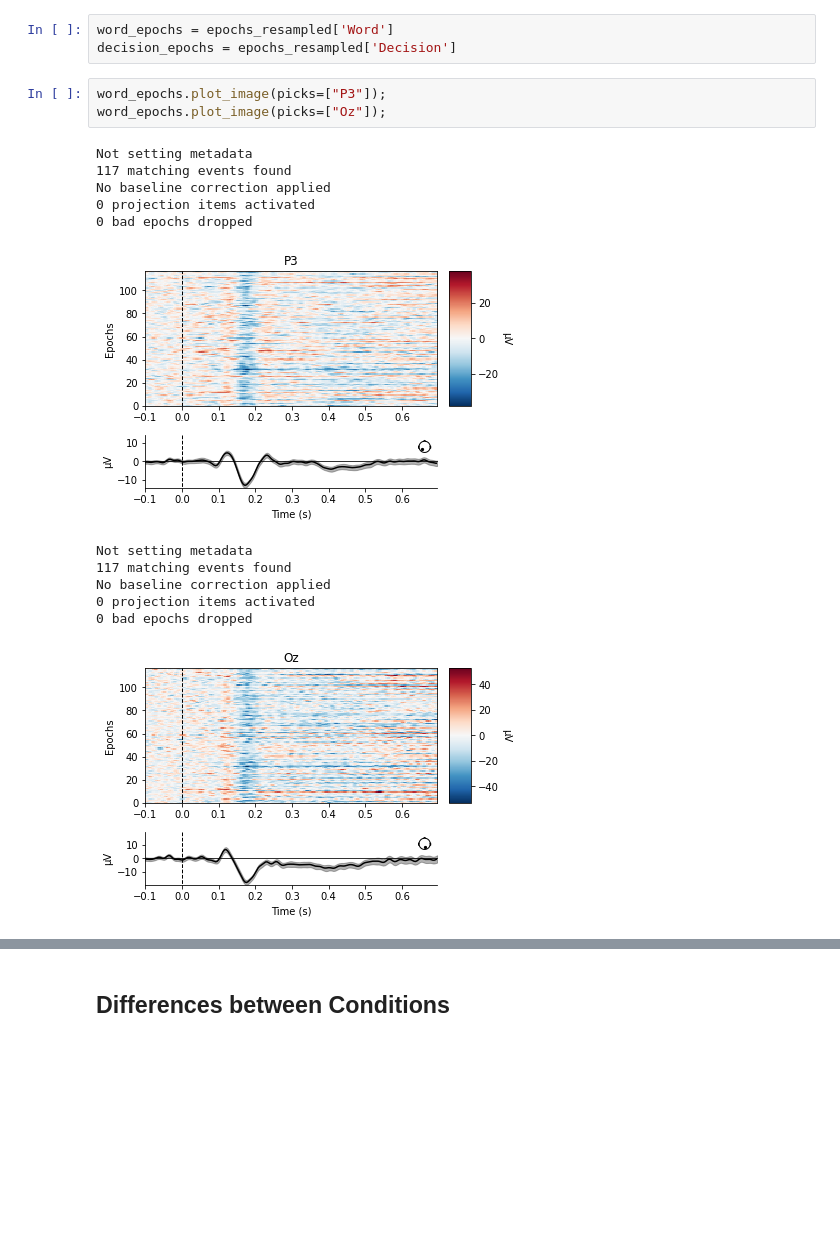
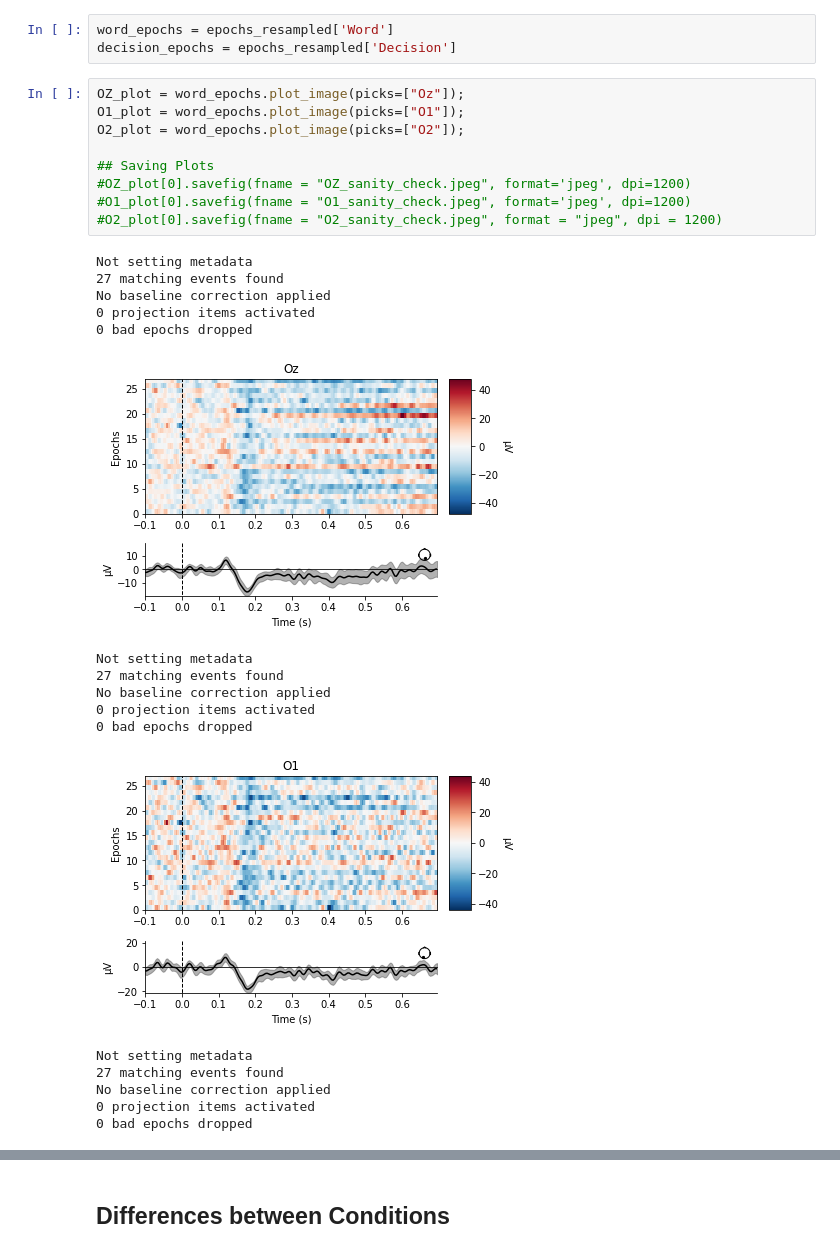
Before and after one commit to MinaAlmasi/neuro_exam, a Jupyter notebook: PREPROCESSING_EEG.ipynb, the cells around one changed output, grey strips where cells are left out. Saved outputs shown, nothing was run; the diff lists cells and outputs as text; blank space fills up the shorter version.

```diff
--- a/PREPROCESSING_EEG.ipynb
+++ b/PREPROCESSING_EEG.ipynb
@@ -425,19 +418,30 @@ epochs_resampled = epochs.resample(250)
 # %%
 word_epochs = epochs_resampled['Word']
 decision_epochs = epochs_resampled['Decision']
-# %%
-word_epochs.plot_image(picks=["P3"]);
-word_epochs.plot_image(picks=["Oz"]);
-# %% [output]
-Not setting metadata
-117 matching events found
-No baseline correction applied
-0 projection items activated
-0 bad epochs dropped
-[figure, removed]
-Not setting metadata
-117 matching events found
-No baseline correction applied
-0 projection items activated
-0 bad epochs dropped
-[figure, removed]
+# %%
+OZ_plot = word_epochs.plot_image(picks=["Oz"]);
+O1_plot = word_epochs.plot_image(picks=["O1"]);
+O2_plot = word_epochs.plot_image(picks=["O2"]);
+
+## Saving Plots
+#OZ_plot[0].savefig(fname = "OZ_sanity_check.jpeg", format='jpeg', dpi=1200)
+#O1_plot[0].savefig(fname = "O1_sanity_check.jpeg", format='jpeg', dpi=1200)
+#O2_plot[0].savefig(fname = "O2_sanity_check.jpeg", format = "jpeg", dpi = 1200)
+# %% [output]
+Not setting metadata
+27 matching events found
+No baseline correction applied
+0 projection items activated
+0 bad epochs dropped
+[figure, added]
+Not setting metadata
+27 matching events found
+No baseline correction applied
+0 projection items activated
+0 bad epochs dropped
+[figure, added]
+Not setting metadata
+27 matching events found
+No baseline correction applied
+0 projection items activated
+0 bad epochs dropped
```
Also changed, not shown: parts of 12 cells of this notebook, 10 other files.
